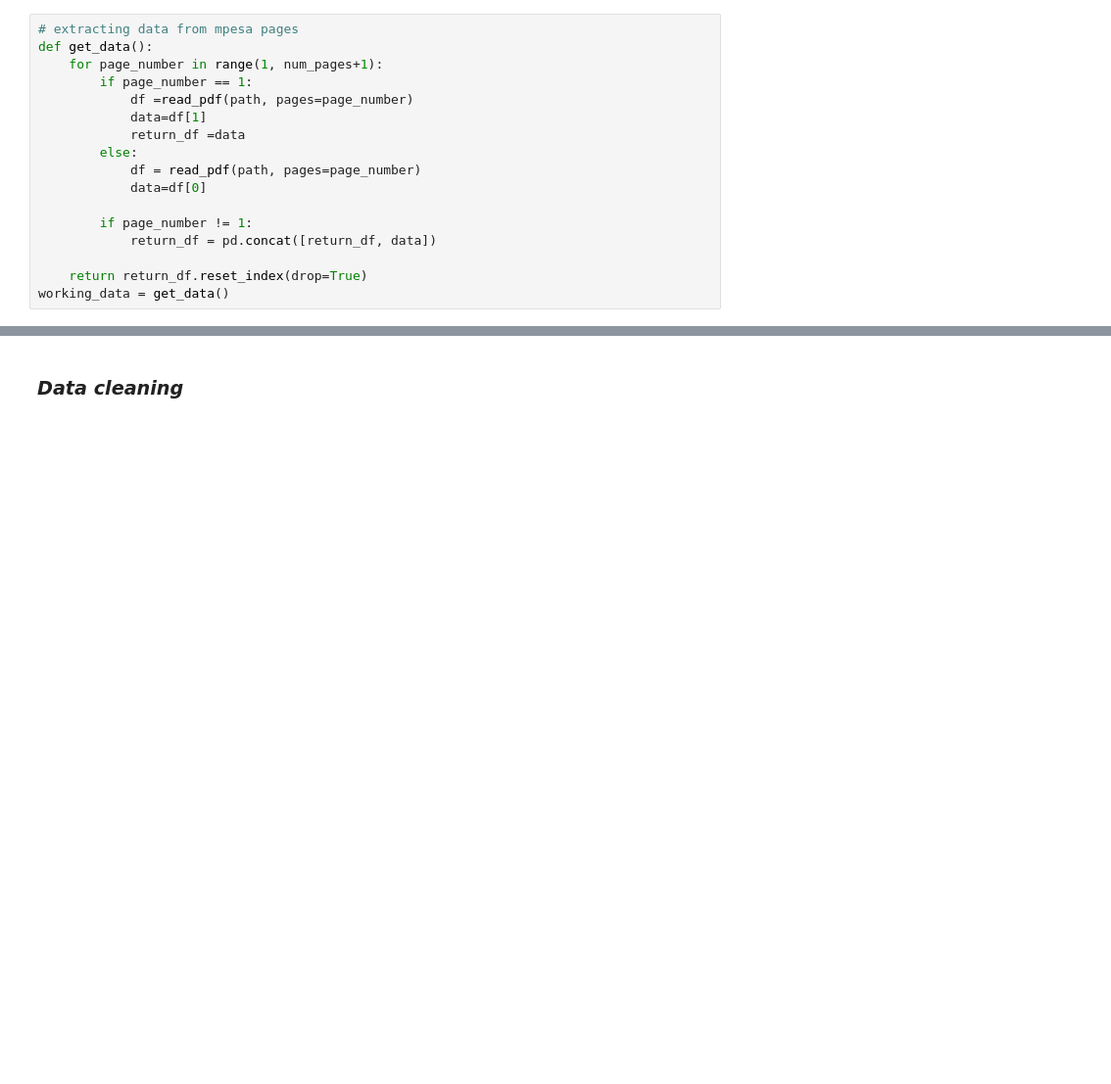
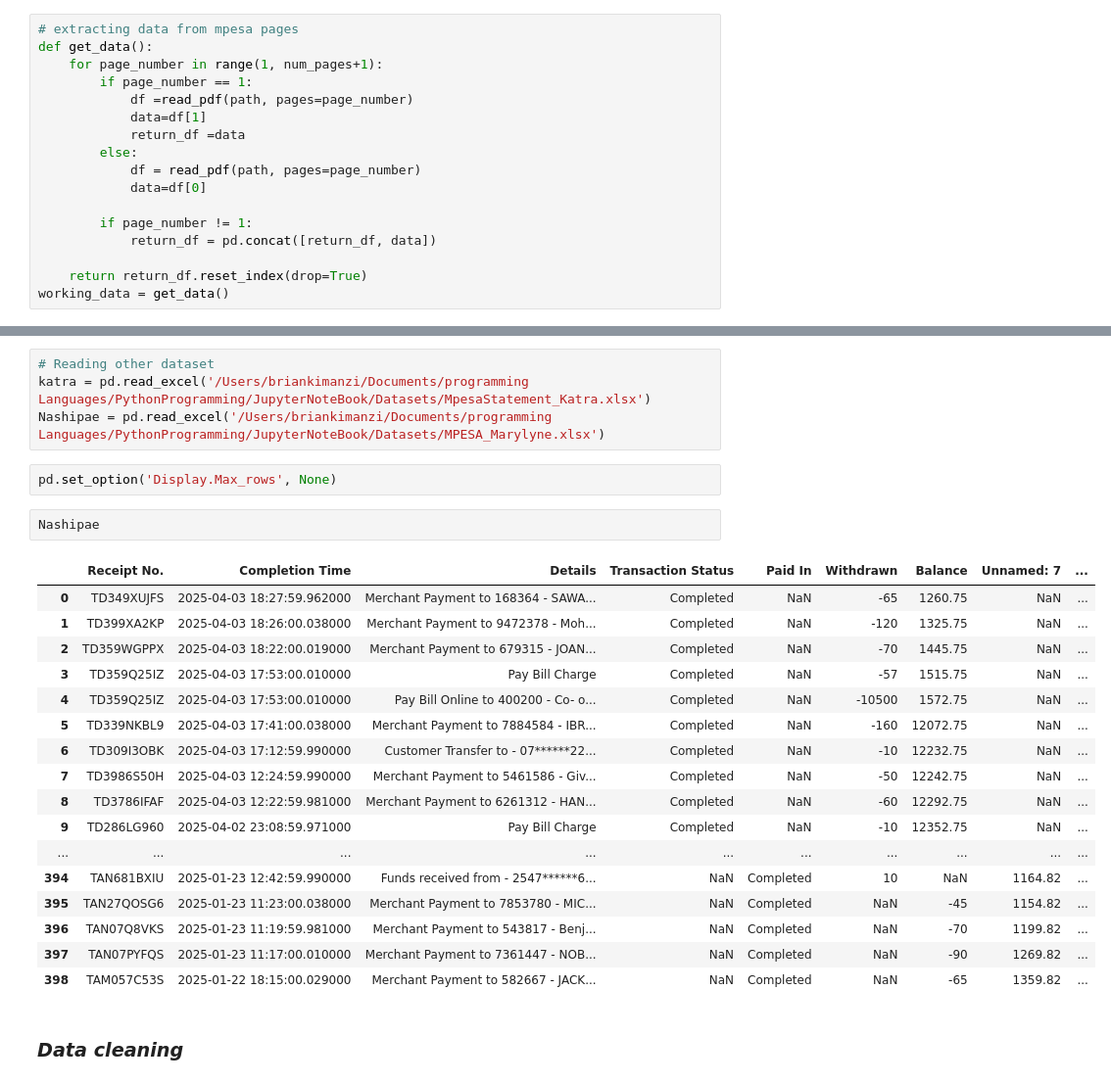
Before and after one commit to Brian342/JupyterNoteBook, a Jupyter notebook: Mpesa.ipynb, the cells around one changed output, grey strips where cells are left out. Shown at 98% size. Drawn from its saved outputs; the diff is of its cells as text; blank space fills up the shorter version.

```diff
--- a/Mpesa.ipynb
+++ b/Mpesa.ipynb
@@ -91,3 +85,29 @@ working_data
+# %%
+# Reading other dataset
+katra = pd.read_excel('/Users/briankimanzi/Documents/programming Languages/PythonProgramming/JupyterNoteBook/Datasets/MpesaStatement_Katra.xlsx')
+Nashipae = pd.read_excel('/Users/briankimanzi/Documents/programming Languages/PythonProgramming/JupyterNoteBook/Datasets/MPESA_Marylyne.xlsx')
+# %%
+pd.set_option('Display.Max_rows', None)
+# %%
+Nashipae
+# %% [output]
+|  | Receipt No. | Completion Time | Details | Transaction Status | Paid In | Withdrawn | Balance | Unnamed: 7 | ... |
+| 0 | TD349XUJFS | 2025-04-03 18:27:59.962000 | Merchant Payment to 168364 - SAWA... | Completed | NaN | -65 | 1260.75 | NaN | ... |
+| 1 | TD399XA2KP | 2025-04-03 18:26:00.038000 | Merchant Payment to 9472378 - Moh... | Completed | NaN | -120 | 1325.75 | NaN | ... |
+| 2 | TD359WGPPX | 2025-04-03 18:22:00.019000 | Merchant Payment to 679315 - JOAN... | Completed | NaN | -70 | 1445.75 | NaN | ... |
+| 3 | TD359Q25IZ | 2025-04-03 17:53:00.010000 | Pay Bill Charge | Completed | NaN | -57 | 1515.75 | NaN | ... |
+| 4 | TD359Q25IZ | 2025-04-03 17:53:00.010000 | Pay Bill Online to 400200 - Co- o... | Completed | NaN | -10500 | 1572.75 | NaN | ... |
+| 5 | TD339NKBL9 | 2025-04-03 17:41:00.038000 | Merchant Payment to 7884584 - IBR... | Completed | NaN | -160 | 12072.75 | NaN | ... |
+| 6 | TD309I3OBK | 2025-04-03 17:12:59.990000 | Customer Transfer to - 07******22... | Completed | NaN | -10 | 12232.75 | NaN | ... |
+| 7 | TD3986S50H | 2025-04-03 12:24:59.990000 | Merchant Payment to 5461586 - Giv... | Completed | NaN | -50 | 12242.75 | NaN | ... |
+| 8 | TD3786IFAF | 2025-04-03 12:22:59.981000 | Merchant Payment to 6261312 - HAN... | Completed | NaN | -60 | 12292.75 | NaN | ... |
+| 9 | TD286LG960 | 2025-04-02 23:08:59.971000 | Pay Bill Charge | Completed | NaN | -10 | 12352.75 | NaN | ... |
+| ... | ... | ... | ... | ... | ... | ... | ... | ... | ... |
+| 394 | TAN681BXIU | 2025-01-23 12:42:59.990000 | Funds received from - 2547******6... | NaN | Completed | 10 | NaN | 1164.82 | ... |
+| 395 | TAN27QOSG6 | 2025-01-23 11:23:00.038000 | Merchant Payment to 7853780 - MIC... | NaN | Completed | NaN | -45 | 1154.82 | ... |
+| 396 | TAN07Q8VKS | 2025-01-23 11:19:59.981000 | Merchant Payment to 543817 - Benj... | NaN | Completed | NaN | -70 | 1199.82 | ... |
+| 397 | TAN07PYFQS | 2025-01-23 11:17:00.010000 | Merchant Payment to 7361447 - NOB... | NaN | Completed | NaN | -90 | 1269.82 | ... |
+| 398 | TAM057C53S | 2025-01-22 18:15:00.029000 | Merchant Payment to 582667 - JACK... | NaN | Completed | NaN | -65 | 1359.82 | ... |
 # %% [markdown]
 <h3><i>Data cleaning </i></h3>
 # %%
```
Also changed, not shown: parts of 5 cells of this notebook, 6 other files.
